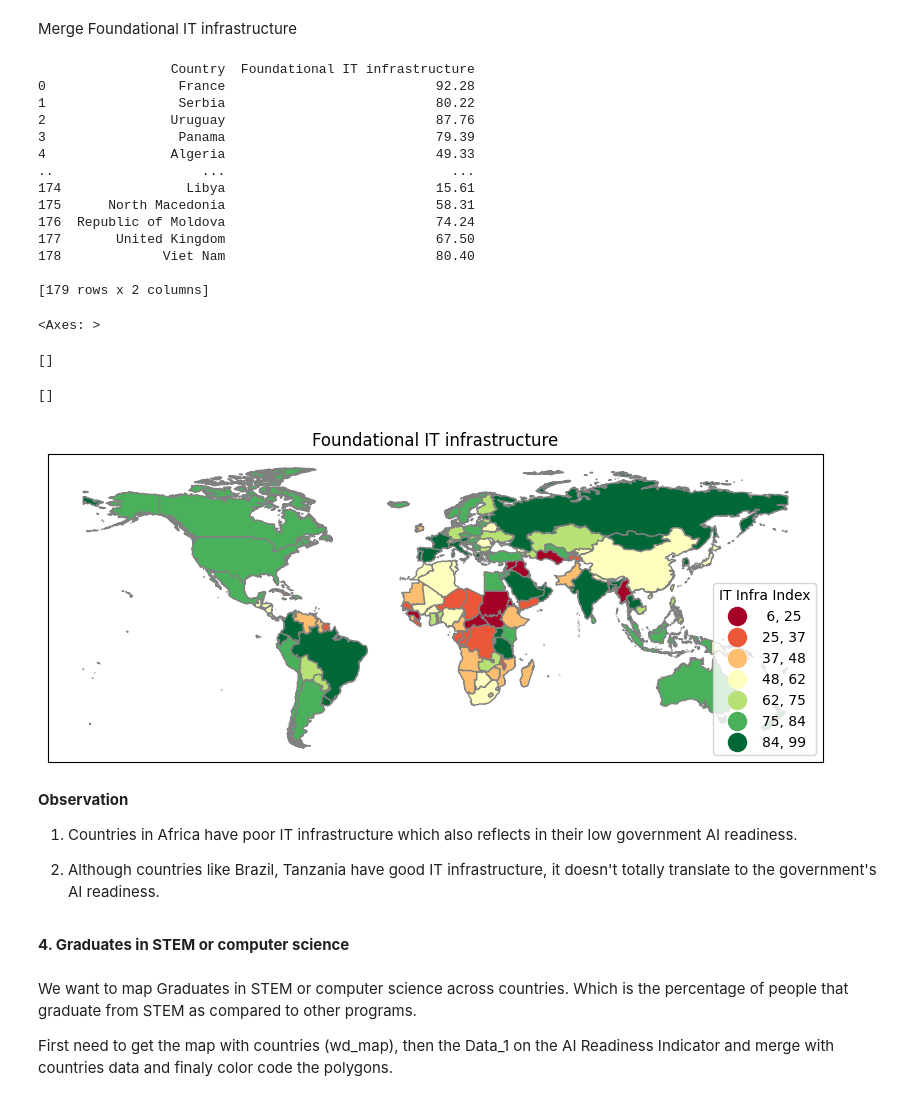
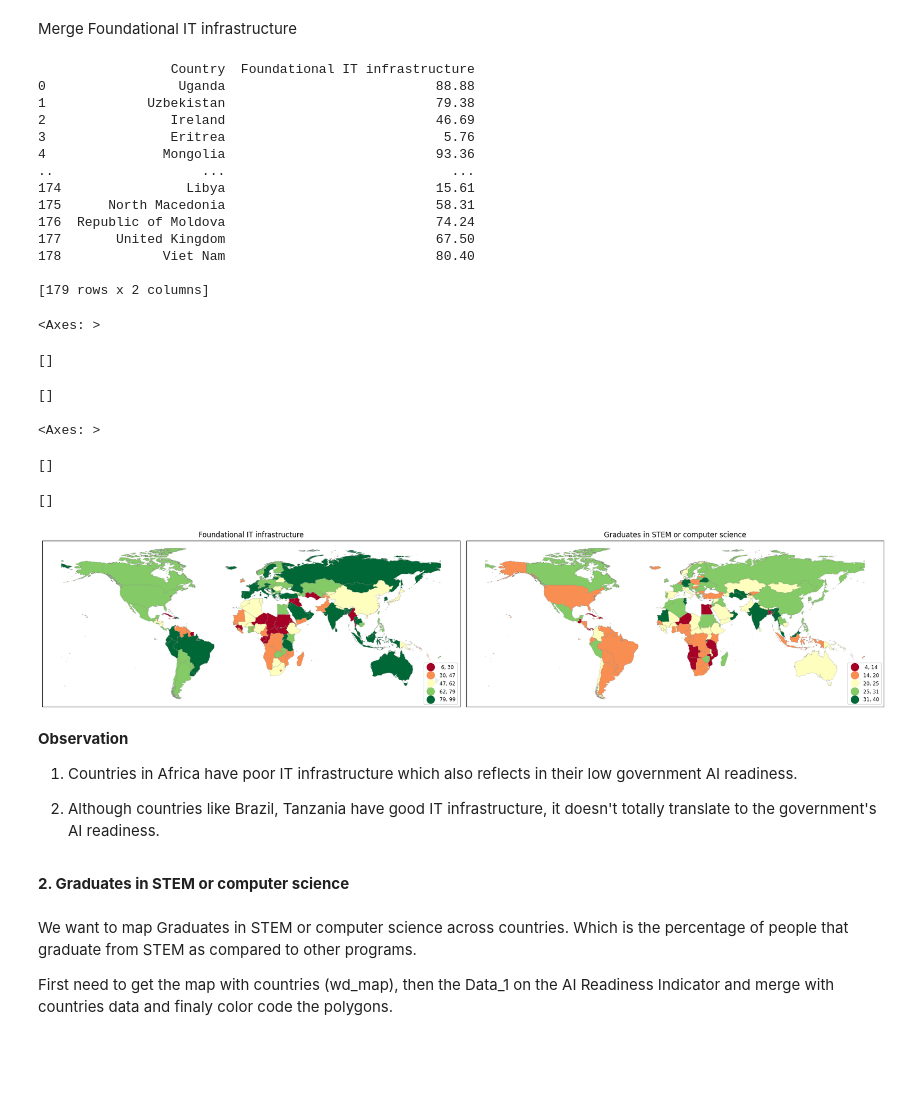
Before and after one commit to ojobo-tech/gisfordatascience, a Jupyter notebook: ps1_ai_adoption_map.ipynb, the cells around one changed output. Saved outputs shown, nothing was run; the diff lists cells and outputs as text; code cells hidden in the pictures; blank space fills up the shorter version.

```diff
--- a/ps1_ai_adoption_map.ipynb
+++ b/ps1_ai_adoption_map.ipynb
@@ -419,7 +186,7 @@ Gender gap in internet access                                             float6
 dtype: object
 # %%
 #Let us remove the unnecesary variables, leaving only the necessary variables
-ai_readiness_indicators = ai_readiness_indicators[['Country','Graduates in STEM or computer science','Foundational IT infrastructure','Adoption of Emerging Technologies','AI research papers (log transformation)','Government responsiveness to change']]
+ai_readiness_indicators = ai_readiness_indicators[['Country','Graduates in STEM or computer science','Foundational IT infrastructure','Adoption of Emerging Technologies','AI research papers (log transformation)','Government responsiveness to change','R&D Spending (log transformation)']]
 # %%
 #Exploring the first 5 Rows
 ai_readiness_indicators.head(5)
@@ -489,11 +256,11 @@ print(result)
 wd_map3 = pd.merge(wd_map, ai_readiness_indicators, on='Country', how='inner', indicator=False)
 # %% [output]
                  Country  Foundational IT infrastructure
-0                 France                           92.28
-1                 Serbia                           80.22
-2                Uruguay                           87.76
-3                 Panama                           79.39
-4                Algeria                           49.33
+0                 Uganda                           88.88
+1             Uzbekistan                           79.38
+2                Ireland                           46.69
+3                Eritrea                            5.76
+4               Mongolia                           93.36
 ..                   ...                             ...
 174                Libya                           15.61
 175      North Macedonia                           58.31
@@ -502,21 +269,3 @@ wd_map3 = pd.merge(wd_map, ai_readiness_indicators, on='Country', how='inner', i
 178             Viet Nam                           80.40
 
 [179 rows x 2 columns]
-# %%
-fig, ax = plt.subplots(1, figsize=(10,20))
-wd_map3.plot(ax=ax,column='Foundational IT infrastructure',legend=True,cmap='RdYlGn',
-          scheme='natural_breaks',k=7, edgecolor='grey',linewidth=1,
-          legend_kwds= {"fmt": "{:,.0f}",'loc':'lower right','markerscale':1.4})
-leg1 = ax.get_legend()
-leg1.set_title('''IT Infra Index''')
-ax.title.set_text("Foundational IT infrastructure")
-ax.set_xticks([]) #kills xticks
-ax.set_yticks([]) #kills xticks
-#ax.set_xlabel('''source/definition: zillow.com/research/data''')
-#plt.savefig('fig.pdf',bbox_inches='tight') #,pad_inches=0.1, dpi=200, transparent=True #eps, jpeg, jpg, pdf, pgf, png, ps, raw, rgba, svg, svgz, tif, tiff
-#files.download('fig.pdf') #note can also right click fig and save image as
-# %% [output]
-<Axes: >
-[]
-[]
-[figure, removed]
@@ -523,3 +274,26 @@ ax.set_yticks([]) #kills xticks
+# %%
+
+
+fig, axs = plt.subplots(1,2, figsize=(20,30),sharey=True, tight_layout=True)
+wd_map3.plot(ax=axs[0],column='Foundational IT infrastructure',legend=True,cmap='RdYlGn',scheme='natural_breaks',k=5,
+         edgecolor='grey',linewidth=0.2,legend_kwds= {"fmt": "{:,.0f}",
+        'loc':'lower right','title_fontsize':'medium','fontsize':'small','markerscale':1.4}) #
+axs[0].title.set_text("Foundational IT infrastructure")
+axs[0].set_xticks([]); axs[0].set_yticks([])
+
+wd_map3.plot(ax=axs[1],column='Graduates in STEM or computer science',legend=True,cmap='RdYlGn',scheme='natural_breaks',k=5,
+         edgecolor='grey',linewidth=0.2,legend_kwds= {"fmt": "{:,.0f}",
+        'loc':'lower right','title_fontsize':'medium','fontsize':'small','markerscale':1.4}) #
+axs[1].title.set_text("Graduates in STEM or computer science")
+axs[1].set_xticks([]); axs[1].set_yticks([])
+# %% [output]
+<Axes: >
+[]
+[]
+<Axes: >
+[]
+[]
+[figure, added]
 # %% [markdown]
 **Observation**
 
@@ -527,7 +301,7 @@ ax.set_yticks([]) #kills xticks
 
 2. Although countries like Brazil, Tanzania have good IT infrastructure, it doesn't totally translate to the government's AI readiness.
 # %% [markdown]
-**4. Graduates in STEM or computer science**
+**2. Graduates in STEM or computer science**
 # %% [markdown]
 We want to map Graduates in STEM or computer science across countries. Which is the percentage of people that graduate from STEM as compared to other programs.
 
```
Also changed, not shown: parts of 42 cells of this notebook.
